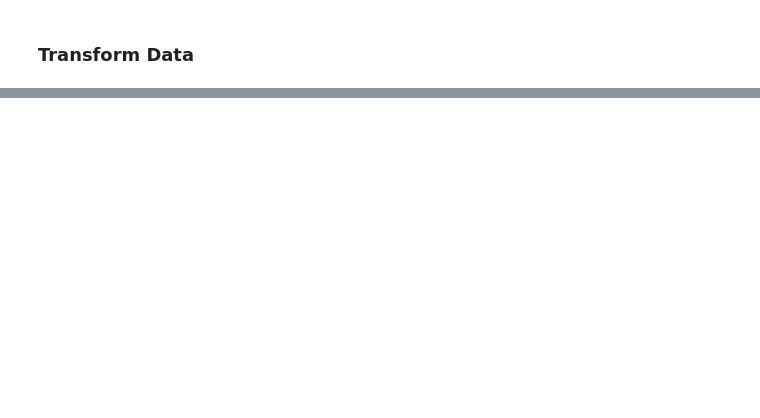
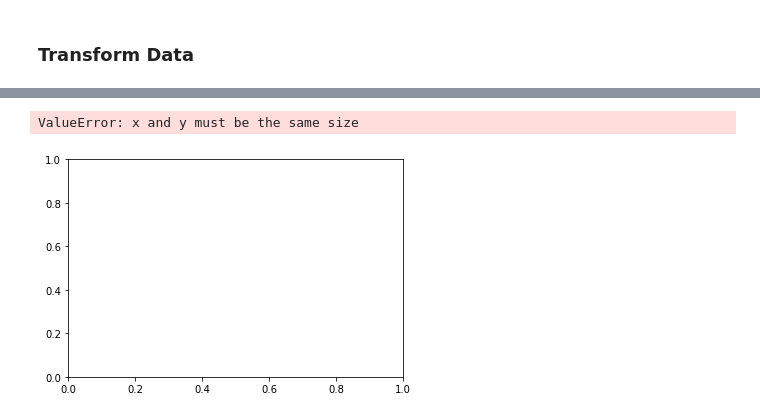
Before and after one commit to akrobi/TellCoAnalysis, a Jupyter notebook: notebooks/data exploration.ipynb, the cells around one changed output, grey strips where cells are left out. Cells and saved outputs as stored; diff of their text form; code cells hidden in the pictures; blank space fills up the shorter version.

Commit message:
exploration of data

```diff
--- a/notebooks/data exploration.ipynb
+++ b/notebooks/data exploration.ipynb
@@ -94,6 +22,6 @@ from IPython.display import Image
 import warnings
 warnings.filterwarnings('ignore')
 
-#db = pd.read_excel("/data/TellCo_financial_data.xlsx", na_values=['?', None])
+db = pd.read_excel("../data/TellCo_financial_data.xlsx", na_values=['?', None])
 # %%
 db.head()
@@ -105,0 +470,6 @@ db.head()
+# %%
+# total dl + ul data
+
+total_dlul = (db['Total DL (Bytes)'] + db['Total UL (Bytes)']).astype("Int64")
+total_dlul
+len()
@@ -105,0 +508,11 @@ db.head()
+# %%
+# Scatter matrix of total social media data volume vs total data volume
+
+# total social media dl + ul data
+total_sm_dlul = (db['Social Media DL (Bytes)'] + db['Social Media UL (Bytes)']).astype("float64")
+
+plt.scatter(db.sample(10000), total_sm_dlul , total_dlul)
+plt.show()
+# %% [output]
+ValueError: x and y must be the same size
+[figure, added]
```
Also changed, not shown: parts of 55 cells of this notebook.
